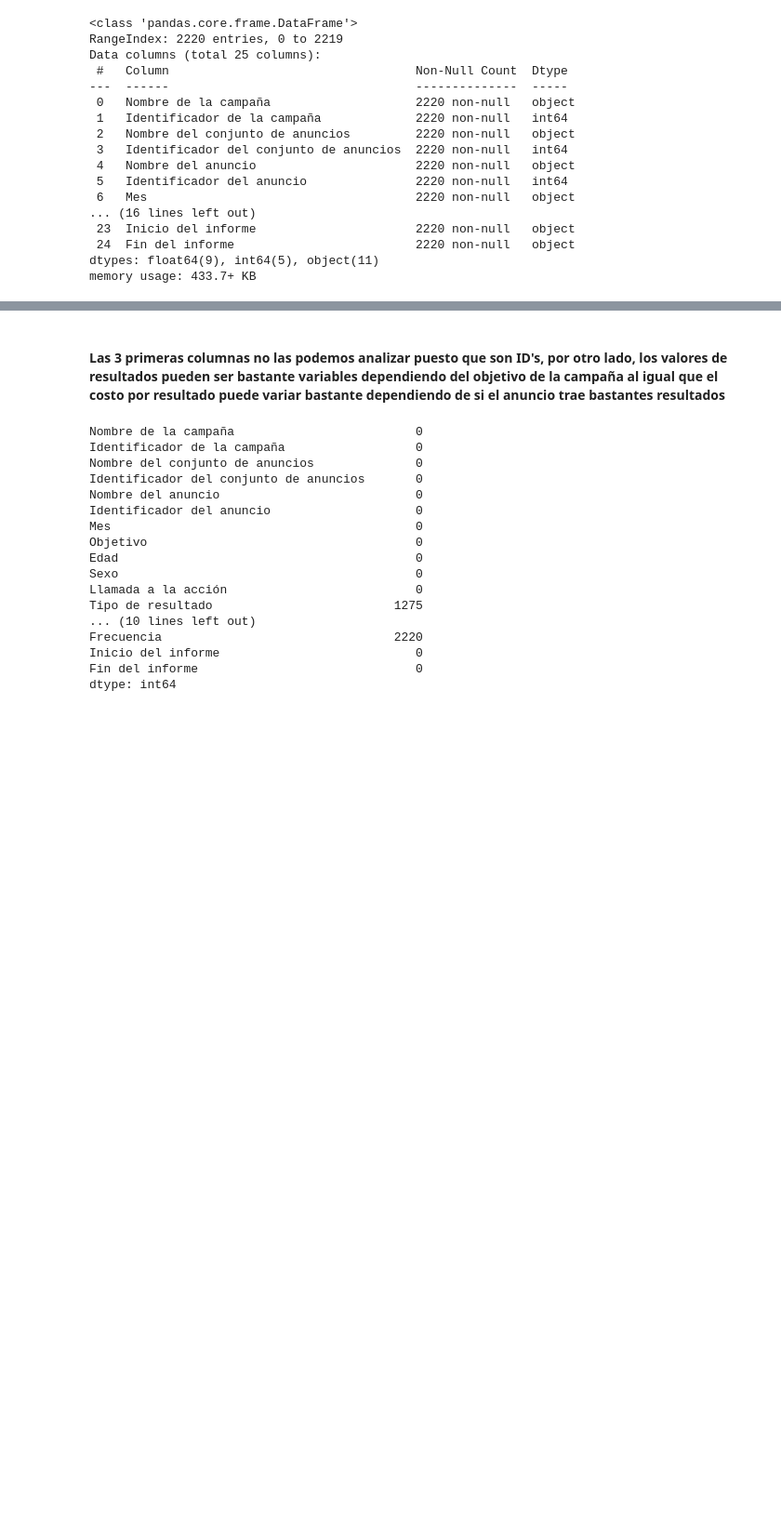
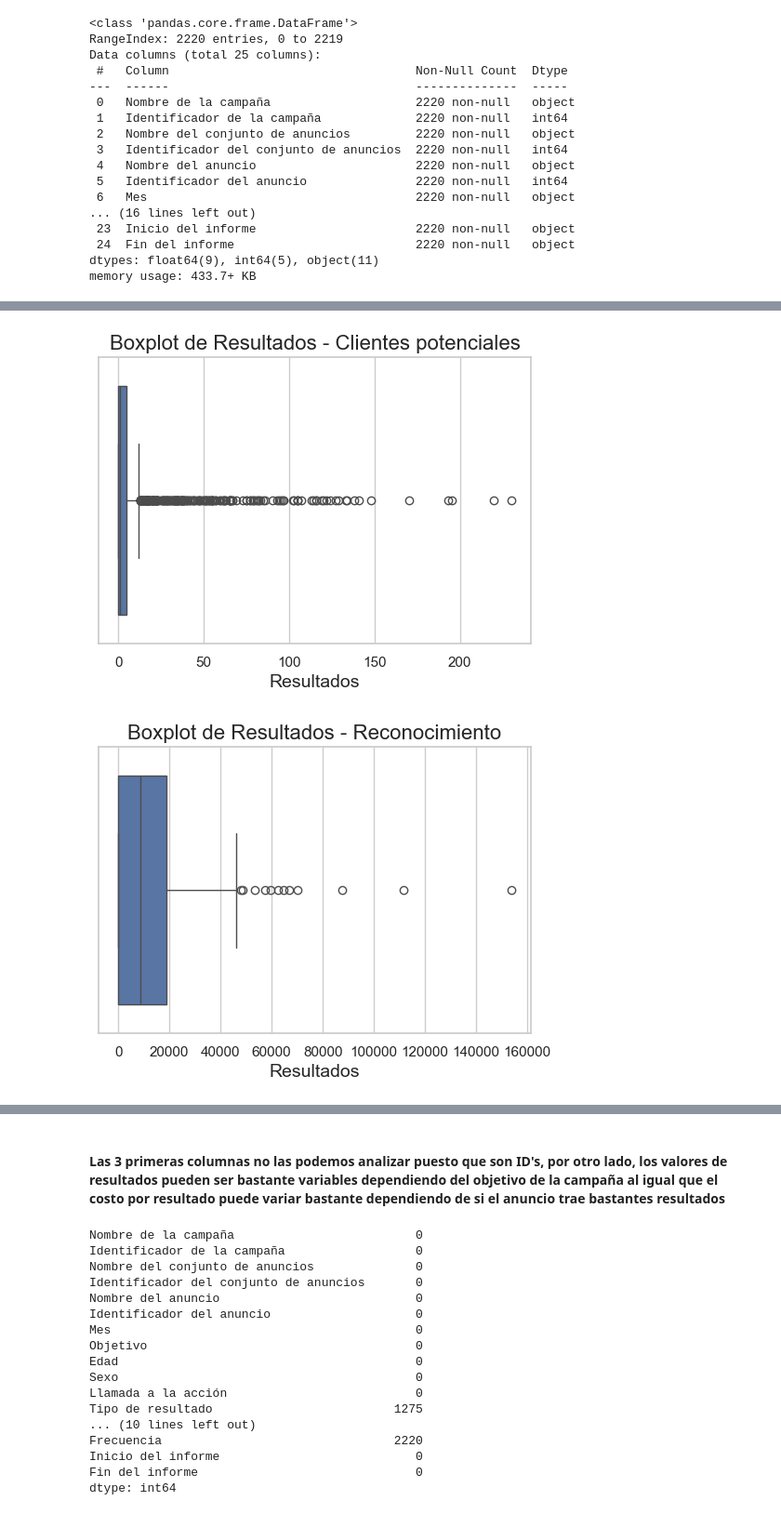
Before and after one commit to andresmaufer03/Proyecto-EDA, a Jupyter notebook: Meta Análisis/EDAMeta.ipynb, the cells around one changed output, grey strips where cells are left out. Shown at 93% size. Cells and saved outputs as stored; diff of their text form; code cells hidden in the pictures; blank space fills up the shorter version.

```diff
--- a/Meta Análisis/EDAMeta.ipynb
+++ b/Meta Análisis/EDAMeta.ipynb
@@ -107,0 +291,14 @@ df_meta.describe()
+# %%
+dfs1 = dfs = {
+    'Clientes potenciales': df_leads,
+    'Reconocimiento': df_reconocimiento,
+    'Clics en enlace': df_clics
+}
+# %%
+cols_drop = ['Identificador de la campaña',
+             'Identificador del conjunto de anuncios',
+             'Identificador del anuncio']
+for objetivo, df in dfs1.items():
+    df = df.drop(columns = cols_drop, errors = 'ignore')
+    print(f"\n------------------ {objetivo} ------------------")
+    print(df.describe())
@@ -107,0 +323,10 @@ df_meta.describe()
+# %%
+for objetivo, df in dfs1.items():
+    plt.figure(figsize=(6,4))
+    sns.boxplot(x=df['Resultados'])
+    plt.title(f"Boxplot de Resultados - {objetivo}")
+    plt.xlabel("Resultados")
+    plt.show()
+# %% [output]
+[figure, added]
+[figure, added]
```
Also changed, not shown: parts of 36 cells of this notebook.
